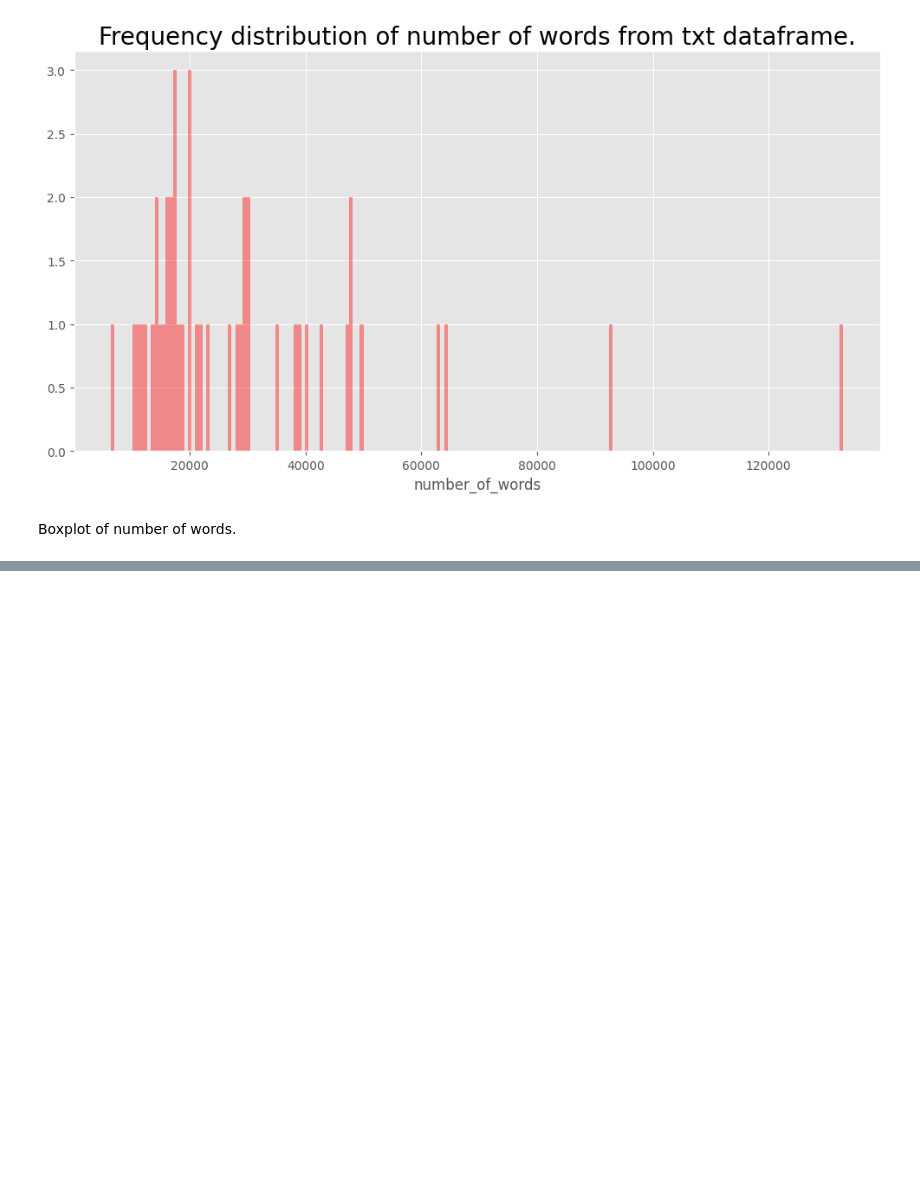
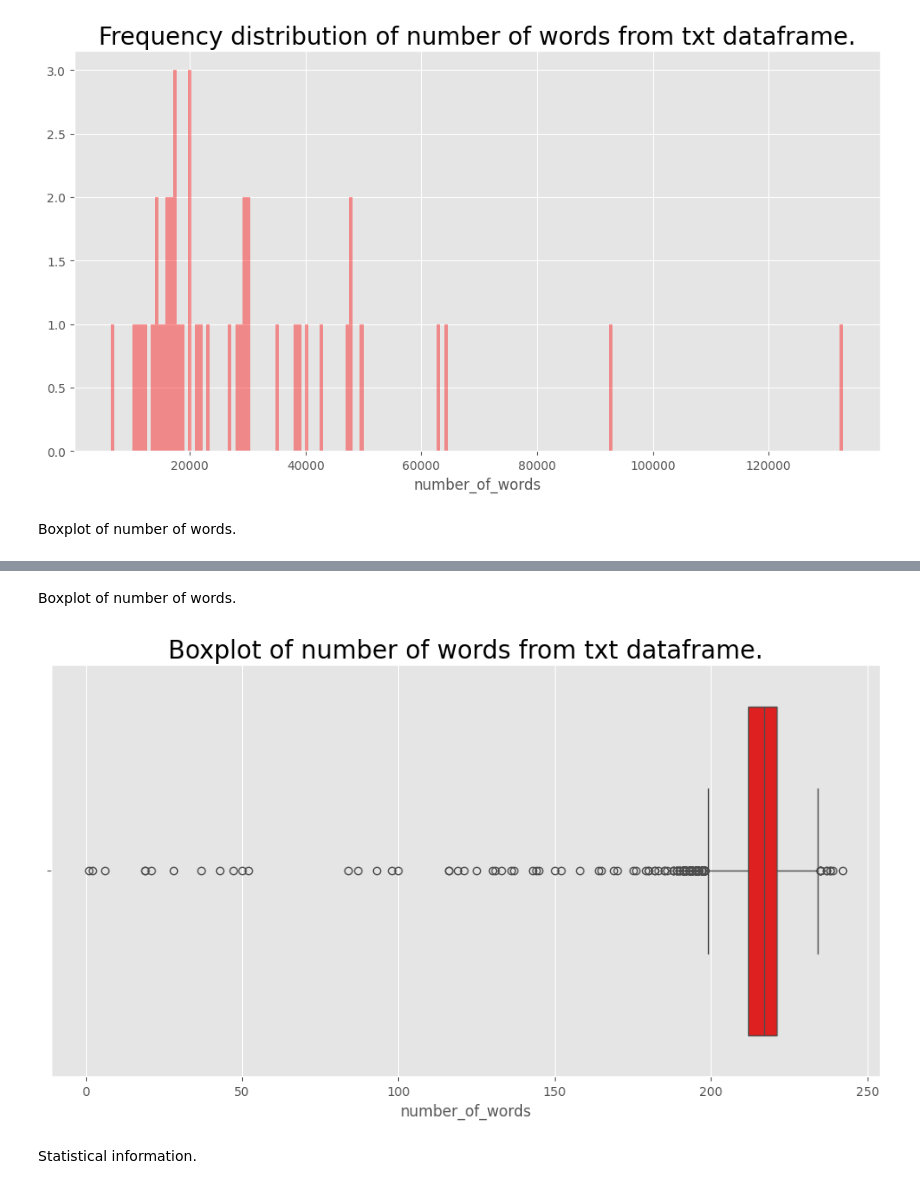
Before and after one commit to rejsafranko/Song-Lyrics-Generation, a Jupyter notebook: notebooks/dataset_exploration.ipynb, the cells around one changed output, grey strips where cells are left out. Saved outputs shown, nothing was run; the diff lists cells and outputs as text; code cells hidden in the pictures; blank space fills up the shorter version.

```diff
--- a/notebooks/dataset_exploration.ipynb
+++ b/notebooks/dataset_exploration.ipynb
@@ -266,0 +431,10 @@ plt.show();
+# %% [markdown]
+Boxplot of number of words.
+# %%
+plt.style.use('ggplot')
+plt.figure(figsize=(12, 6))
+sns.boxplot(x="number_of_words", data=new_rows, color="red")
+plt.title("Boxplot of number of words from txt dataframe.", size=20);
+plt.show();
+# %% [output]
+[figure, added]
@@ -266,0 +451,2 @@ plt.show();
+# %% [markdown]
+Statistical information.
```
Also changed, not shown: parts of 32 cells of this notebook, 2 other files.
